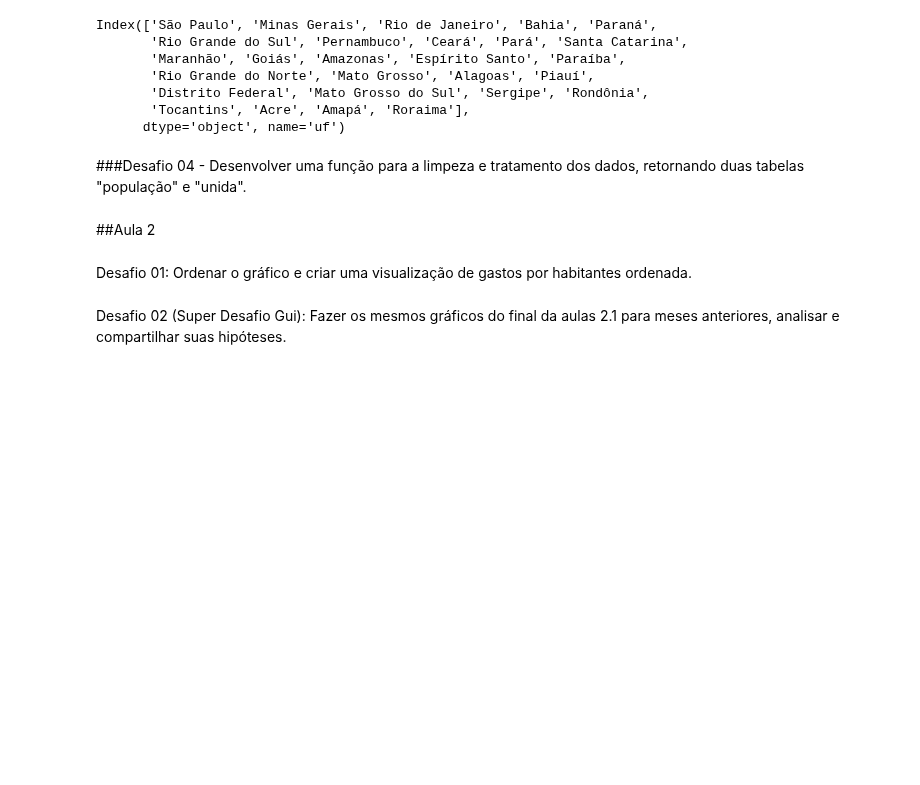
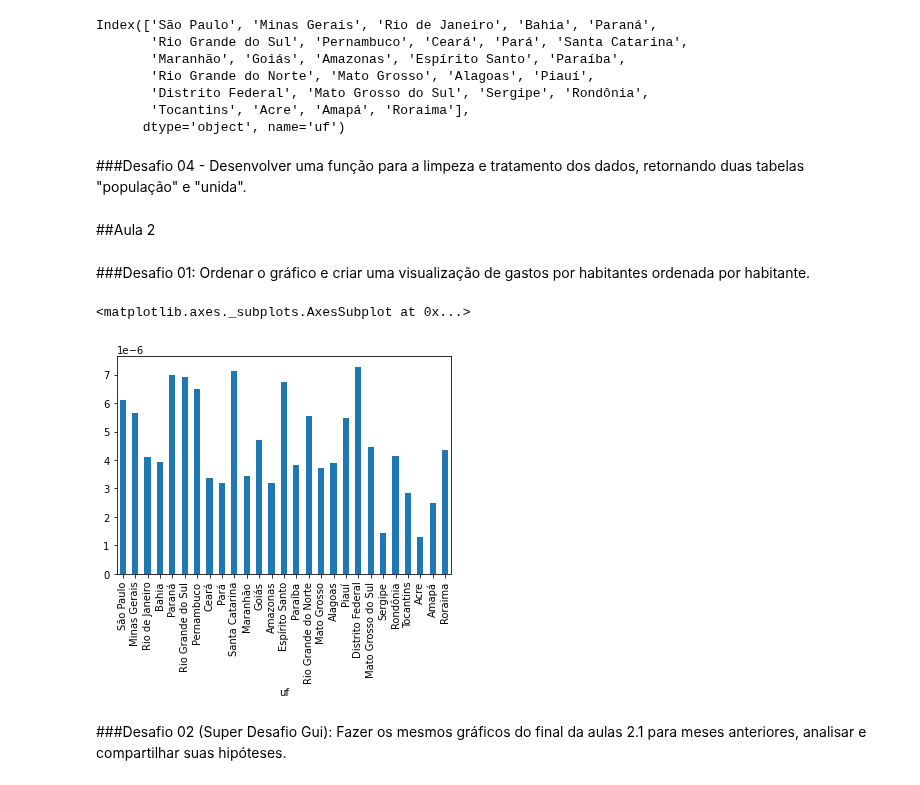
Before and after one commit to rabastos44/Bootcamp-Data-Science-Alura, a Jupyter notebook: Desafios_Modulo_2.ipynb, the cells around one changed output. Drawn from its saved outputs; the diff is of its cells as text; code cells hidden in the pictures; blank space fills up the shorter version.

```diff
--- a/Desafios_Modulo_2.ipynb
+++ b/Desafios_Modulo_2.ipynb
@@ -137,7 +137,7 @@ Index(['São Paulo', 'Minas Gerais', 'Rio de Janeiro', 'Bahia', 'Paraná',
 # %% [markdown]
 ###Desafio 04 - Desenvolver uma função para a limpeza e tratamento dos dados, retornando duas tabelas "população" e "unida".
 # %%
-def join_populacao(gastos_fonte, populacao_fonte):
+def adiciona_populacao(gastos_fonte, populacao_fonte):
   populacao = populacao_fonte.loc[:,['Unidade federativa','População']]
   populacao['populacao']= populacao.loc[:,'População']
   populacao['uf'] = populacao.loc[:,'Unidade federativa']
@@ -150,12 +150,21 @@ def join_populacao(gastos_fonte, populacao_fonte):
   gastos.index = gastos_fonte.index.str[3:]
 
   unida = populacao.join(gastos)
-  return populacao, gastos,unida
+  unida['gastos'] = unida[unida.columns[1]]
+  unida = unida.drop(unida.columns[1],axis=1)
+  return populacao,unida
 
-g,p,u= join_populacao(gastos_do_mais_recente,tabela_populacao)
+populacao, gastos_e_populacao_recente = join_populacao(gastos_do_mais_recente,tabela_populacao)
 # %% [markdown]
 ##Aula 2
 # %% [markdown]
-Desafio 01: Ordenar o gráfico e criar uma visualização de gastos por habitantes ordenada.
+###Desafio 01: Ordenar o gráfico e criar uma visualização de gastos por habitantes ordenada por habitante.
+# %%
+gastos_e_populacao_recente["gasto_por_habitante"] = gastos_e_populacao_recente["gastos"] / gastos_e_populacao_recente["populacao"]
+gastos_ordenado_por_populacao = gastos_e_populacao_recente.sort_values('gastos',ascending=False)
+gastos_e_populacao_recente['gasto_por_habitante'].plot(kind='bar')
+# %% [output]
+<matplotlib.axes._subplots.AxesSubplot at 0x...>
+[figure, added]
 # %% [markdown]
-Desafio 02 (Super Desafio Gui): Fazer os mesmos gráficos do final da aulas 2.1 para meses anteriores, analisar e compartilhar suas hipóteses.
+###Desafio 02 (Super Desafio Gui): Fazer os mesmos gráficos do final da aulas 2.1 para meses anteriores, analisar e compartilhar suas hipóteses.
```
Also changed, not shown: parts of 5 cells of this notebook.
